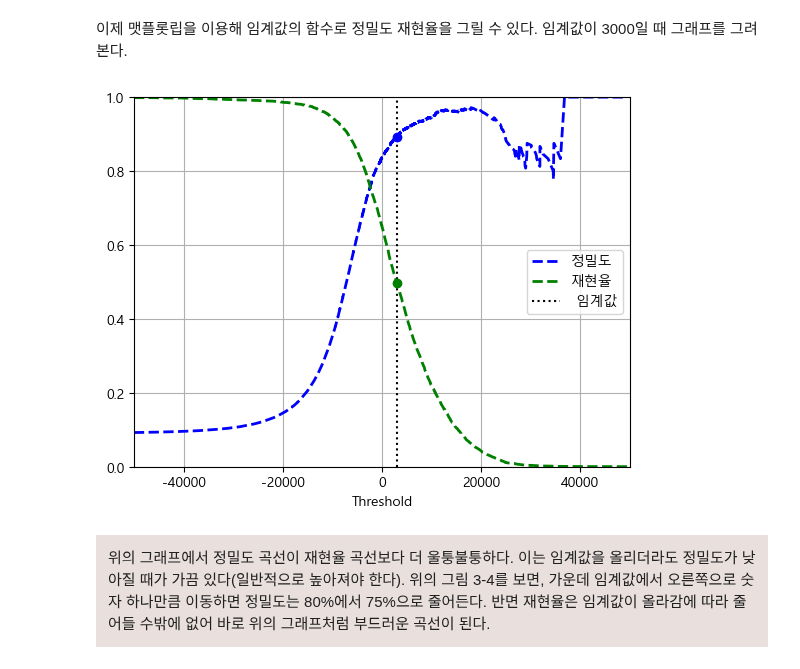
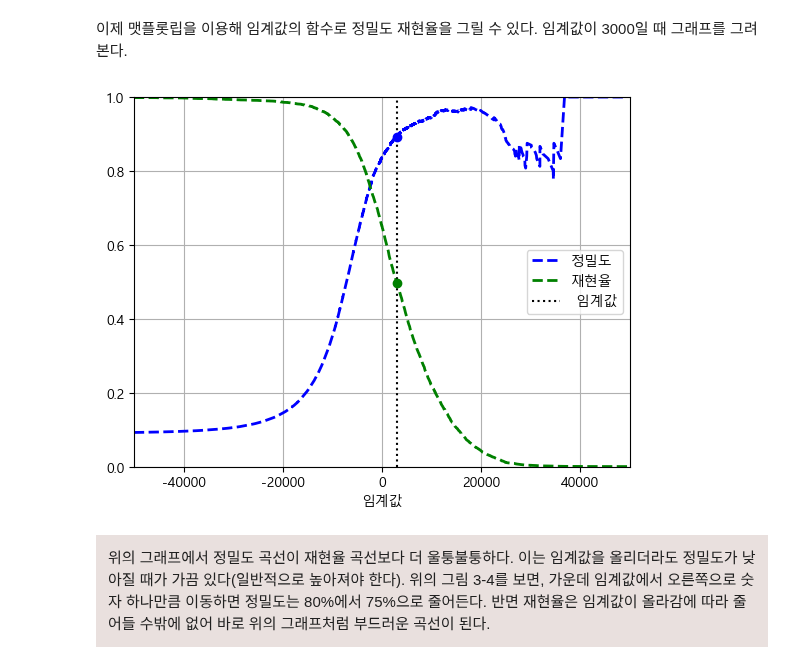
Before and after one commit to csw0625/Python_ML, a Jupyter notebook: Ch03.Classification.ipynb, the cells around one changed output. Cells and saved outputs as stored; diff of their text form; code cells hidden in the pictures.

```diff
--- a/Ch03.Classification.ipynb
+++ b/Ch03.Classification.ipynb
@@ -257,19 +279,19 @@ plt.rcParams['axes.unicode_minus'] = False
 # %%
 plt.plot(thresholds,precisions[:-1],'b--',label='정밀도',linewidth=2)
 plt.plot(thresholds,recalls[:-1],'g--',label='재현율',linewidth=2)
 plt.vlines(threshold,0,1.0,'k','dotted',label=' 임계값')
 
 idx = (thresholds >= threshold).argmax()  # 첫 번째 index ≥ threshold
 plt.plot(thresholds[idx], precisions[idx], "bo")
 plt.plot(thresholds[idx], recalls[idx], "go")
 plt.axis([-50000, 50000, 0, 1])
 plt.grid()
-plt.xlabel("Threshold")
+plt.xlabel("임계값")
 plt.legend(loc="center right")
 
 plt.show()
 # %% [output]
-[figure, old version]
+[figure, new version]
 # %% [markdown]
 <div style="border: 2px solid rgb(233, 224, 222); padding: 10px; background-color: rgb(233, 224, 222); margin: 10px 0;">
     위의 그래프에서 정밀도 곡선이 재현율 곡선보다 더 울퉁불퉁하다. 이는 임계값을 올리더라도 정밀도가 낮아질 때가 가끔 있다(일반적으로 높아져야 한다). 위의 그림 3-4를 보면, 가운데 임계값에서 오른쪽으로 숫자 하나만큼 이동하면 정밀도는 80%에서 75%으로 줄어든다. 반면 재현율은 임계값이 올라감에 따라 줄어들 수밖에 없어 바로 위의 그래프처럼 부드러운 곡선이 된다.
```
Also changed, not shown: parts of 28 cells of this notebook.
